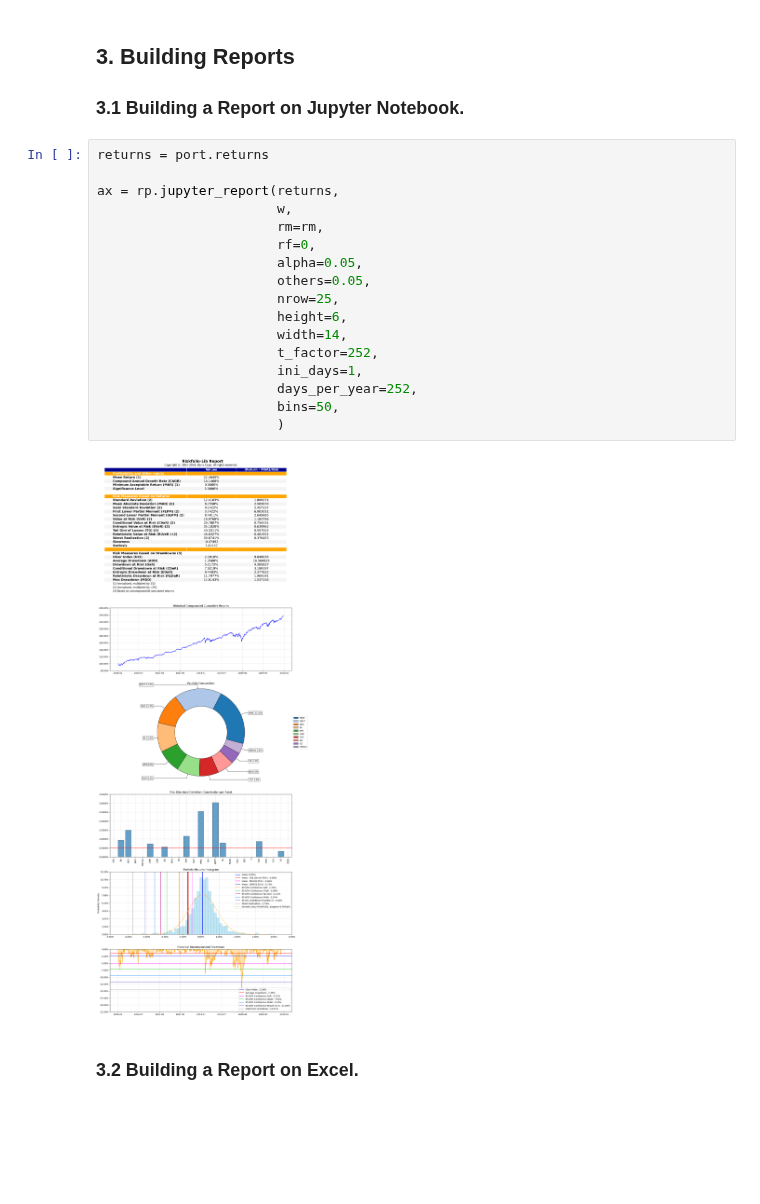
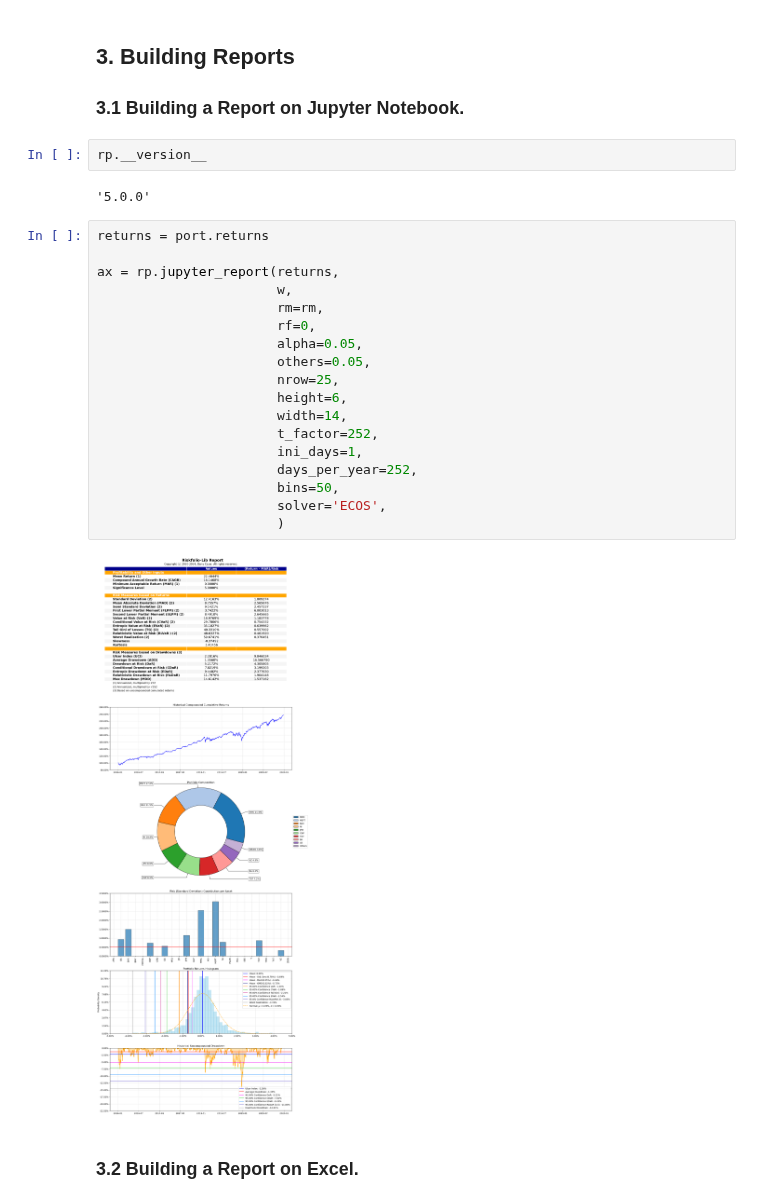
Before and after one commit to dcajasn/Riskfolio-Lib, a Jupyter notebook: examples/Tutorial 16 - Riskfolio-Lib Reports in Jupyter Notebook and Excel.ipynb, the cells around one changed output. Cells and saved outputs as stored; diff of their text form; blank space fills up the shorter version.

```diff
--- a/examples/Tutorial 16 - Riskfolio-Lib Reports in Jupyter Notebook and Excel.ipynb
+++ b/examples/Tutorial 16 - Riskfolio-Lib Reports in Jupyter Notebook and Excel.ipynb
@@ -85,25 +85,30 @@ display(w.T)
 ## 3. Building Reports
 
 ### 3.1 Building a Report on Jupyter Notebook.
+# %%
+rp.__version__
+# %% [output]
+'5.0.0'
 # %%
 returns = port.returns
 
 ax = rp.jupyter_report(returns,
                        w,
                        rm=rm,
                        rf=0,
                        alpha=0.05,
                        others=0.05,
                        nrow=25,
                        height=6,
                        width=14,
                        t_factor=252,
                        ini_days=1,
                        days_per_year=252,
                        bins=50,
+                       solver='ECOS',
                        )
 # %% [output]
-[figure, old version]
+[figure, new version]
 # %% [markdown]
 ### 3.2 Building a Report on Excel.
 # %%
```
Also changed, not shown: parts of 2 cells of this notebook, 8 other files.
